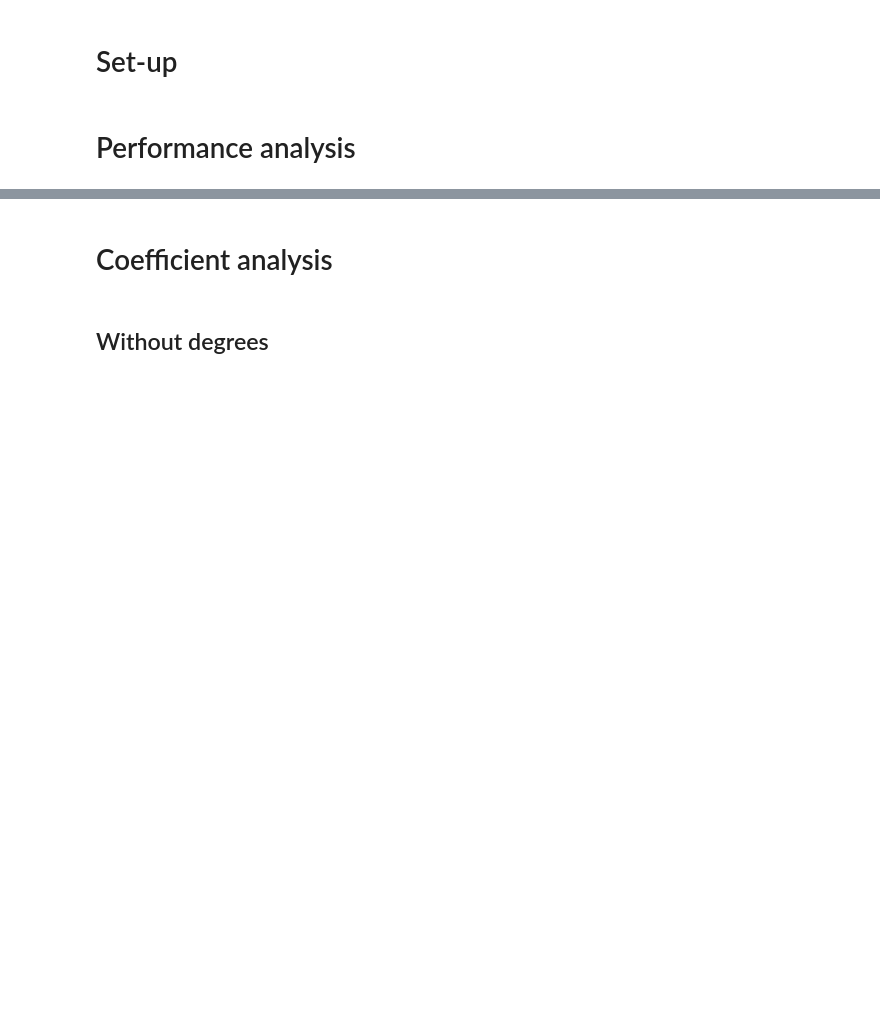
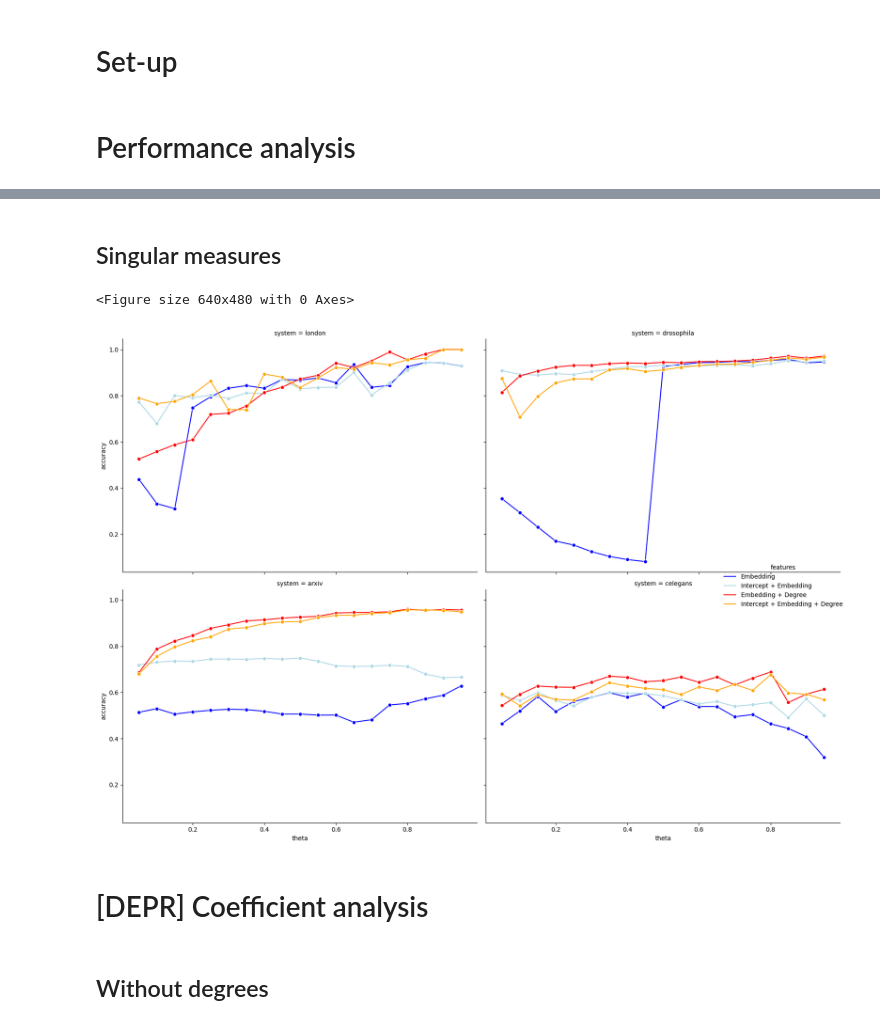
Before and after one commit to kaiser-dan/proj_naive-embedded-reconstruction, a Jupyter notebook: notebooks/viz/viz_EMB_ex30.ipynb, the cells around one changed output, grey strips where cells are left out. Drawn from its saved outputs; the diff is of its cells as text; code cells hidden in the pictures; blank space fills up the shorter version.

```diff
--- a/notebooks/viz/viz_EMB_ex30.ipynb
+++ b/notebooks/viz/viz_EMB_ex30.ipynb
@@ -182,5 +122,36 @@ plt.tight_layout()
+# %% [markdown]
+## Singular measures
+# %%
+# Instantiate figure, subset relevant data
+plt.figure()
+BOX = [(0,0),(1,1)]  # lower left, upper right
+
+_features = ["Embedding", "Intercept + Embedding", "Embedding + Degree", "Intercept + Embedding + Degree"]
+df_ = df.query("features in @_features")
+
+# Plotting data
+sns.relplot(
+    data=df_, kind="line",
+    x="theta", y="accuracy",
+    hue="features", palette=["blue", "lightblue", "red", "orange"],
+    col="system", col_wrap=2,
+    marker="o",
+    height=6, aspect=1.2,
+)
+
+# Axes configuration
+
+# Figure-level attributes
+
+
+# Save plot
+plt.tight_layout()
+# plt.savefig(f"../../results/plots/line_auroc-pfi_imb-emb-r-deg_{TAG}.png", facecolor="white", transparent=False)
+# %% [output]
+<Figure size 640x480 with 0 Axes>
+[figure, added]
 # %% [markdown]
-# Coefficient analysis
+# [DEPR] Coefficient analysis
 # %% [markdown]
 ## Without degrees
 # %%
```
Also changed, not shown: parts of 11 cells of this notebook, 12 other files.
